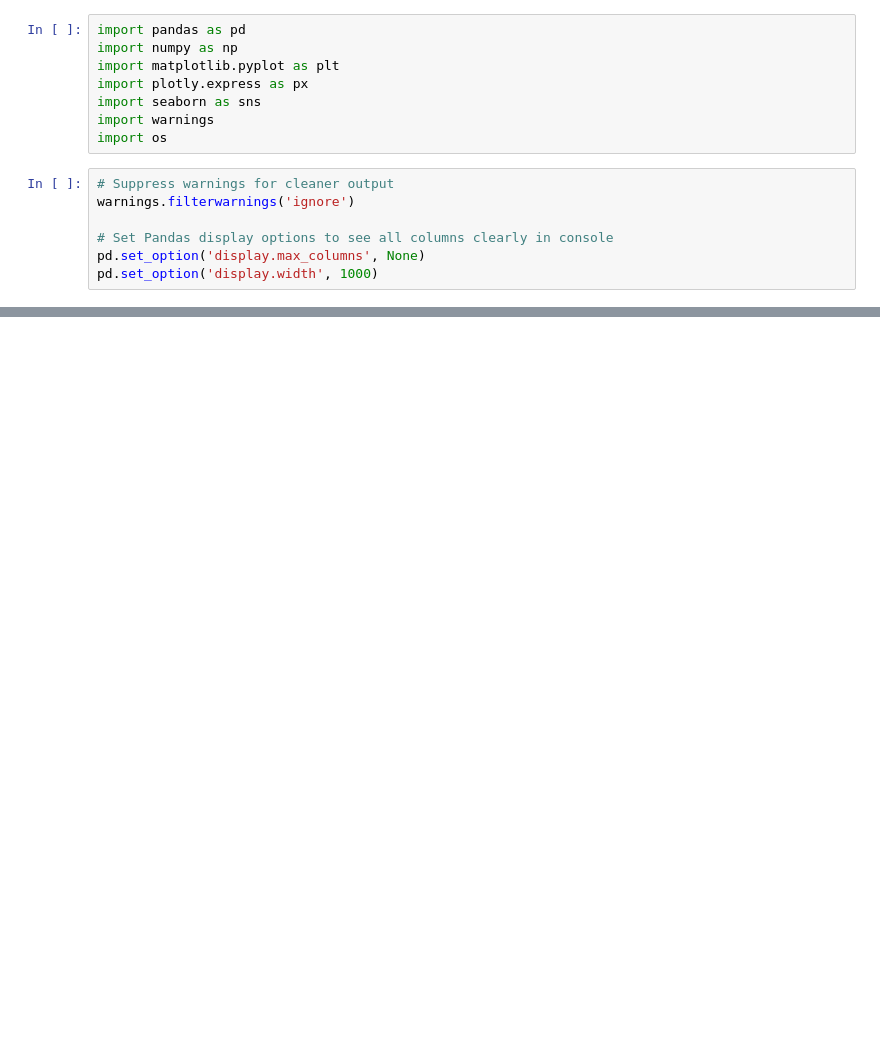
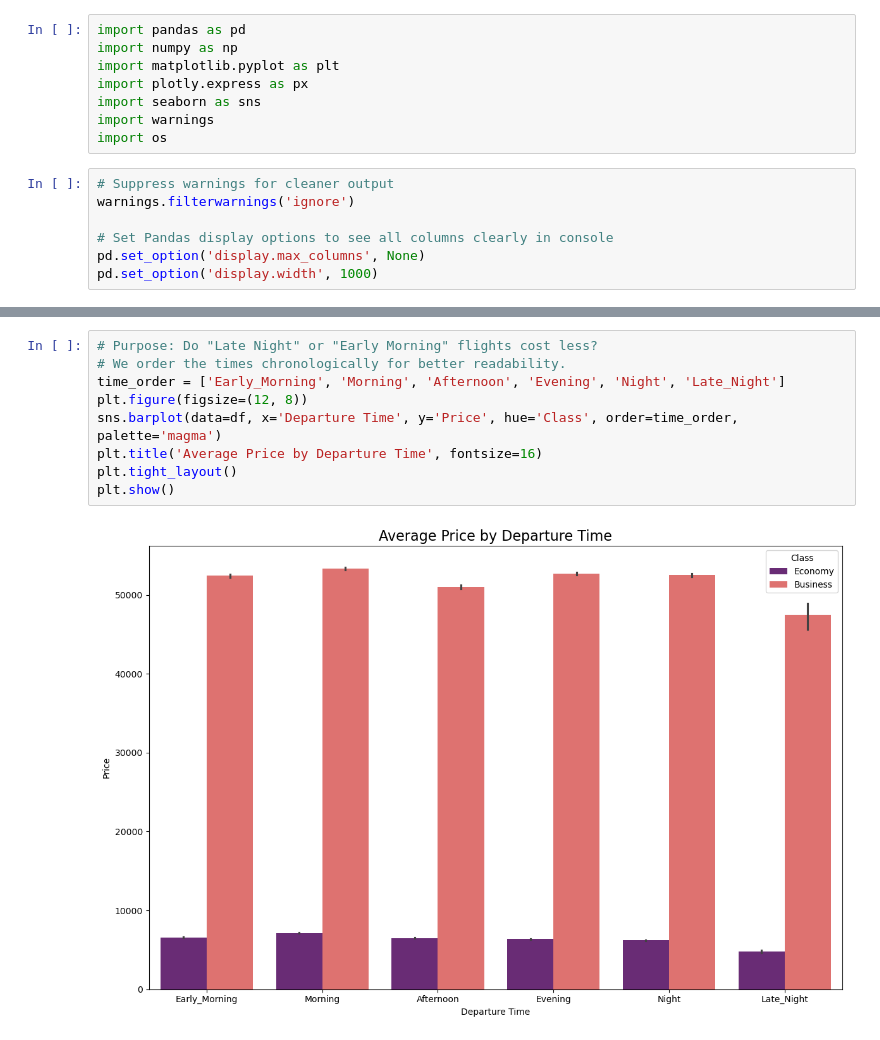
Before and after one commit to BrandonTang95/Flight-Price-Prediction-Project, a Jupyter notebook: EDA.ipynb, the cells around one changed output, grey strips where cells are left out. Drawn from its saved outputs; the diff is of its cells as text; blank space fills up the shorter version.

```diff
--- a/EDA.ipynb
+++ b/EDA.ipynb
@@ -52,0 +50,11 @@ plt.show()
+# %%
+# Purpose: Do "Late Night" or "Early Morning" flights cost less?
+# We order the times chronologically for better readability.
+time_order = ['Early_Morning', 'Morning', 'Afternoon', 'Evening', 'Night', 'Late_Night']
+plt.figure(figsize=(12, 8))
+sns.barplot(data=df, x='Departure Time', y='Price', hue='Class', order=time_order, palette='magma')
+plt.title('Average Price by Departure Time', fontsize=16)
+plt.tight_layout()
+plt.show()
+# %% [output]
+[figure, added]
```
Also changed, not shown: parts of 14 cells of this notebook, 2 other files.
